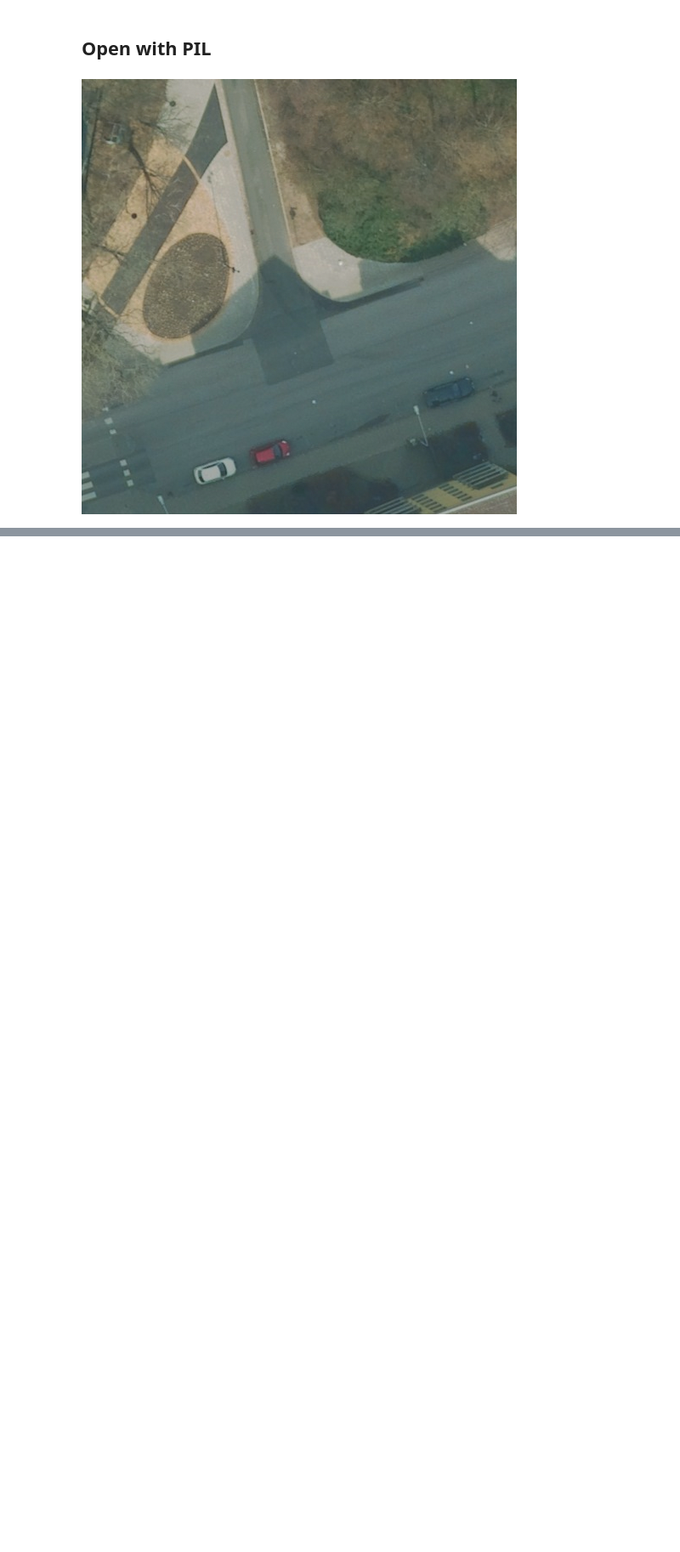
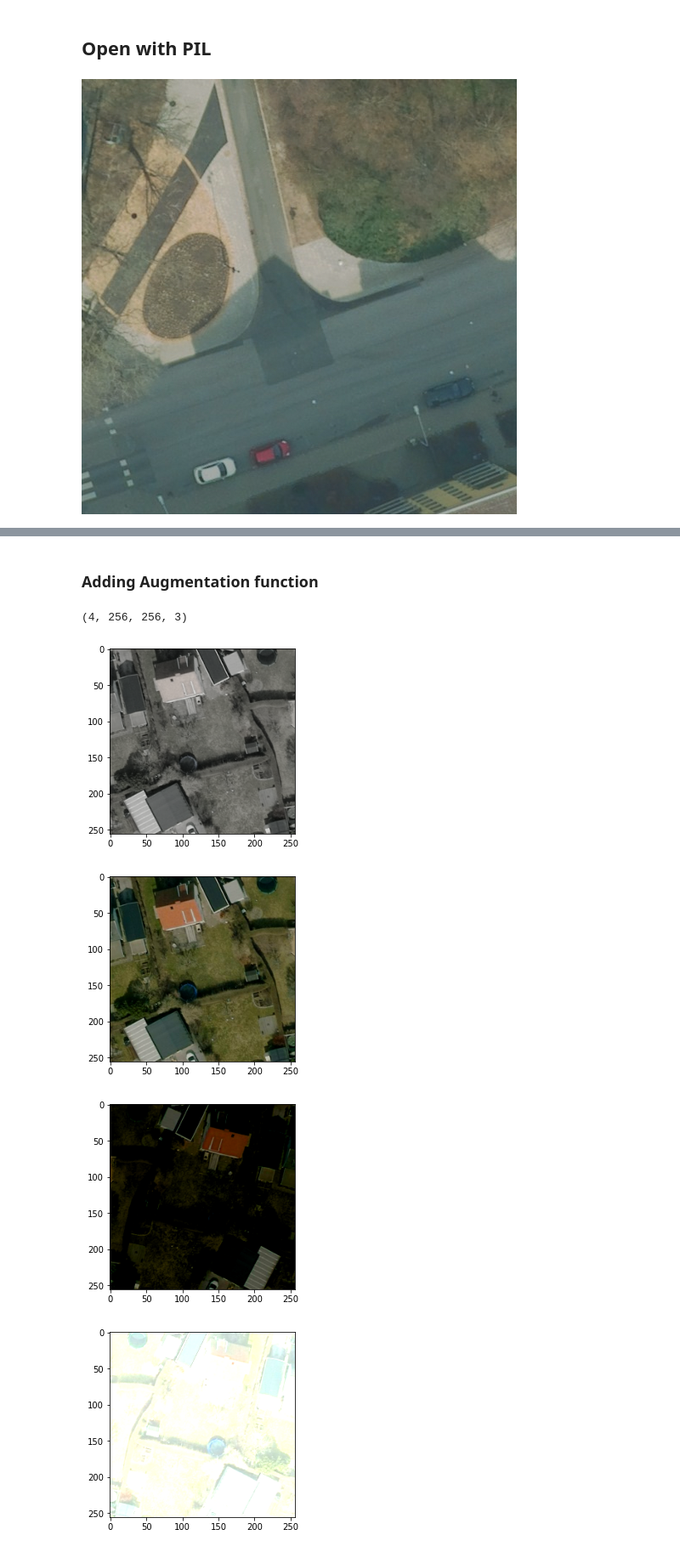
Before and after one commit to enerhy/image-processing, a Jupyter notebook: EDA_and_Load.ipynb, the cells around one changed output, grey strips where cells are left out. Shown at 85% size. Saved outputs shown, nothing was run; the diff lists cells and outputs as text; code cells hidden in the pictures; blank space fills up the shorter version.

```diff
--- a/EDA_and_Load.ipynb
+++ b/EDA_and_Load.ipynb
@@ -71,0 +202,3 @@ array([[[103, 105,  84],
+# %%
+batch_size = 4
+image_size = [256, 256]
@@ -71,0 +246,2 @@ array([[[103, 105,  84],
+# %% [markdown]
+### Adding Augmentation function
@@ -71,0 +311,23 @@ array([[[103, 105,  84],
+# %%
+train_dataset = tf.data.TFRecordDataset(f"{tfrecords_dir_train}/file_00-{num_samples}.tfrec", num_parallel_reads=tf.data.experimental.AUTOTUNE)
+train_dataset = train_dataset.map(parse_tfrecord, num_parallel_calls=tf.data.experimental.AUTOTUNE)
+aug_fn = functools.partial(augmentation_function, saturation_max_delta=.9, brightness_max_delta=.9)
+
+augmented_dataset = train_dataset.map(aug_fn)
+augmented_dataset = augmented_dataset.cache()
+augmented_dataset = augmented_dataset.shuffle(500)
+augmented_dataset =  augmented_dataset.batch(4)
+augmented_dataset =  augmented_dataset.prefetch(tf.data.experimental.AUTOTUNE)
+# %%
+for image_batch, mask_batch in augmented_dataset.take(1):
+    print(image_batch.shape)
+    for img in range(image_batch.shape[0]):
+        simgle_image = image_batch[img,:,:,:]
+        plt.imshow(simgle_image.numpy())
+        plt.show()
+# %% [output]
+(4, 256, 256, 3)
+[figure, added]
+[figure, added]
+[figure, added]
+[figure, added]
```
Also changed, not shown: parts of 41 cells of this notebook.
